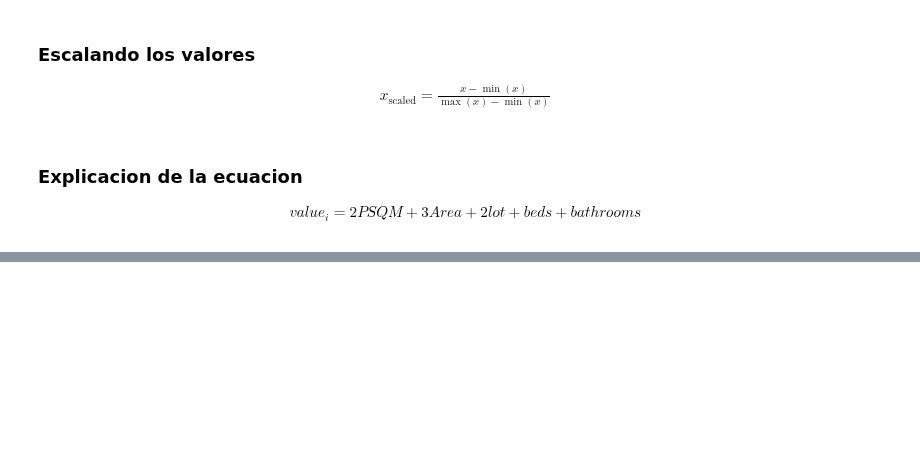
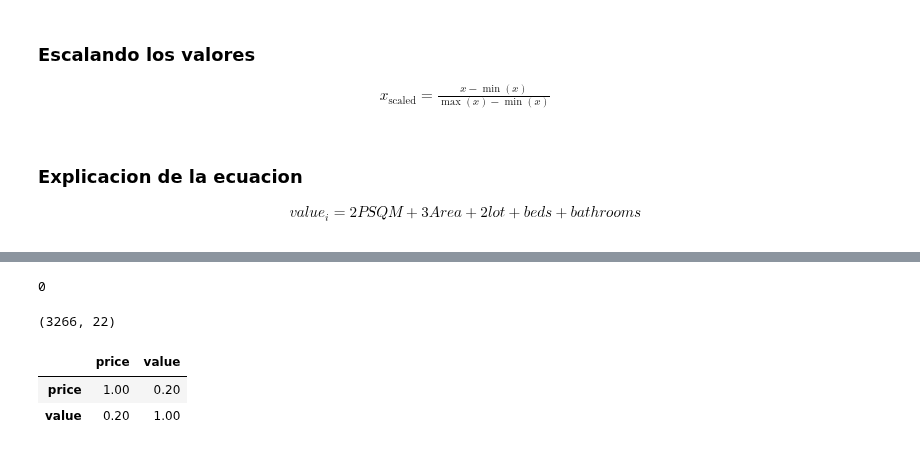
Before and after one commit to pythonpanama/pylearn-data-101, a Jupyter notebook: notebooks/PyLearn_Data_Course.ipynb, the cells around one changed output, grey strips where cells are left out. Saved outputs shown, nothing was run; the diff lists cells and outputs as text; code cells hidden in the pictures; blank space fills up the shorter version.

```diff
--- a/notebooks/PyLearn_Data_Course.ipynb
+++ b/notebooks/PyLearn_Data_Course.ipynb
@@ -1005,5 +1009,3 @@ fdf['bathrooms'] =  (fdf['bath'] - fdf['bath'].min())/(fdf['bath'].max() - fdf['
 \begin{align}
   value_{i} = 2PSQM + 3Area + 2lot + beds + bathrooms
 \end{align}
-# %%
-fdf['value'] = 3 * fdf['psqm'] + 3 * fdf['area'] + 2 * fdf['lot'] + fdf[a'beds'] +  fdf['bathrooms']
@@ -1012,4 +1012,4 @@ SyntaxError: invalid syntax (3884066646.py, line 1)
 # %%
-fdf['value'] = 3 * fdf['psqm'] + 3 * fdf['area'] + 2 * fdf['lot'] + fdf['beds'] +  fdf['bathrooms']
+fdf['value'] = 2 * fdf['psqm'] + 3 * fdf['area'] + 2 * fdf['lot'] + fdf['beds'] +  fdf['bathrooms']
 # %%
 fdf['value'].describe()
@@ -1026,9 +1057,19 @@ fdf.head(10)
 # %%
 fdf['full_address'].duplicated(keep='last').sum()
+# %% [output]
+0
 # %%
 fdf.shape
+# %% [output]
+(3266, 22)
 # %%
 cols = ['price', 'value', 'price_x_m2', 'house_size_m2', 'lot_size_m2', 'bed', 'bath']
 df2 = fdf[cols]
 
 df2.head(10)
+# %%
+fdf[['price', 'value' ]].corr()
+# %% [output]
+|  | price | value |
+| price | 1.00 | 0.20 |
+| value | 0.20 | 1.00 |
```
Also changed, not shown: parts of 54 cells of this notebook, 2 other files.
